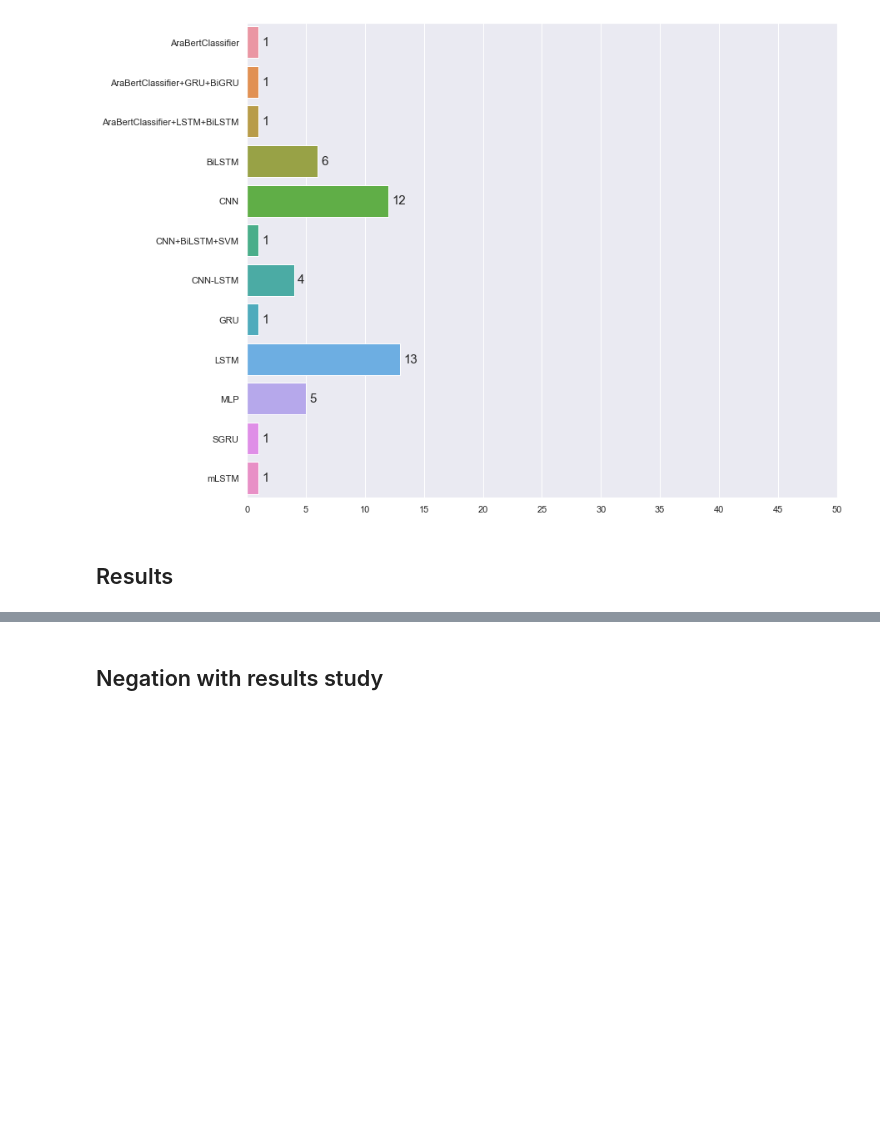
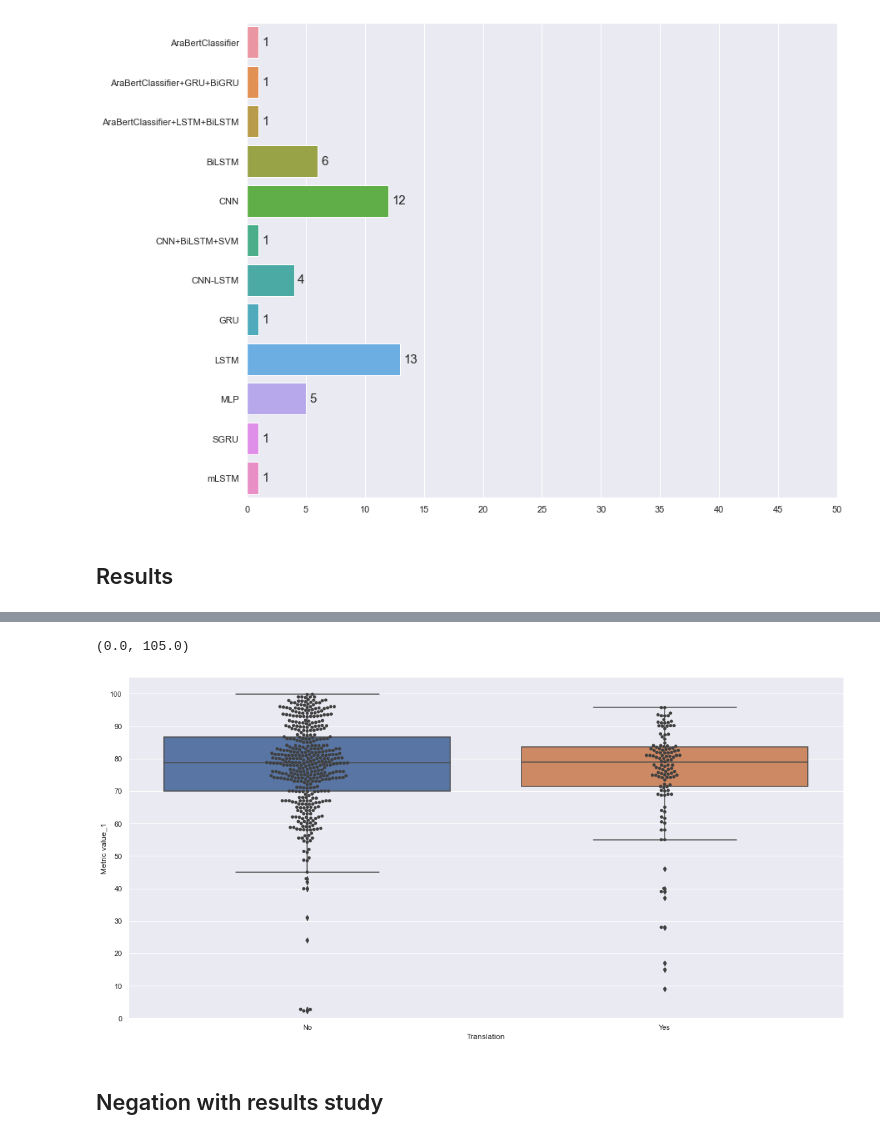
Before and after one commit to YassirMatrane/slr_phd, a Jupyter notebook: SLR-jupyter.ipynb, the cells around one changed output, grey strips where cells are left out. Drawn from its saved outputs; the diff is of its cells as text; code cells hidden in the pictures; blank space fills up the shorter version.

```diff
--- a/SLR-jupyter.ipynb
+++ b/SLR-jupyter.ipynb
@@ -648,4 +642,4 @@ array([0, '1(Jordanian into MSA) ', '1(Morrocan into MSA)',
 merged_df_approaches = pd.merge(merged_df, df, left_on='article_name', right_on="Title")
 merged_df_approaches["Approach"] = merged_df_approaches["Approach"].apply(lambda x:"Hybrid" if "Hybrid" in x else("Machine learning" if "ML" in x else "Lexion based"))
 merged_df_approaches["Negation"] = merged_df_approaches["Negation"].apply(lambda x: "Yes" if x==1 else "No")
-merged_df_approaches["Translation_y"] = merged_df_approaches["Translation_y"].apply(lambda x: "Yes" if "1" in x else ("No" if x==0 else x))
+merged_df_approaches["Translation_y_t"] = merged_df_approaches["Translation_y"].apply(lambda x: "Yes" if type(x)==str and "1" in x else ("Yes" if type(x)==int and x==1 else ("No" if type(x)==str and "0" in x else "No")))
@@ -654,3 +666,29 @@ TypeError: argument of type 'int' is not iterable
+# %%
+tr = []
+met = []
+
+for i, row in merged_df_approaches.iterrows():
+    if row["Without Translation"] == True or row["WithoutTranslation"] == True:
+        tr.append("No")
+    elif "1" in str(row["Translation_y"]):
+        tr.append("Yes")
+    elif "0" in str(row["Translation_y"]):
+        tr.append("No")
+    else:
+        continue
+    met.append(row["Metric value_1"])
+Translation_df = pd.DataFrame({"Translation":tr,"Metric value_1":met})
+# %%
+sns.set(rc={'figure.figsize':(15,14)})
+sns.catplot(x="Translation", y="Metric value_1",
+            kind="box", dodge=False, data=Translation_df,aspect = 2,height = 8)
+ax = sns.swarmplot(x="Translation", y="Metric value_1", data=Translation_df, color=".25")
+ax.set_yticks(range(0, 105, 10))
+#WithoutNeutral
+plt.ylim(0,105)
+# %% [output]
+(0.0, 105.0)
+[figure, added]
 # %% [markdown]
 ## Negation with results study
 # %%
```
Also changed, not shown: parts of 3 cells of this notebook.
